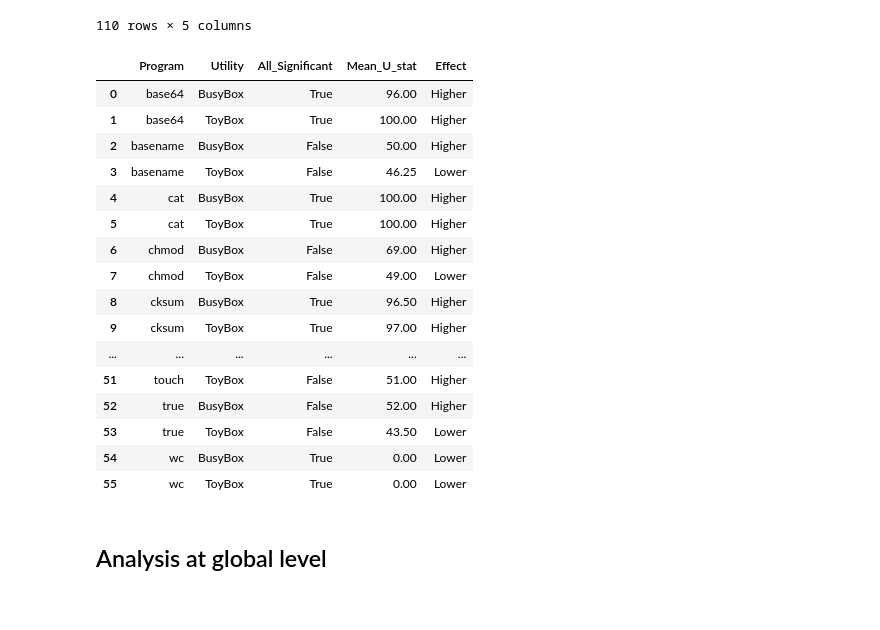
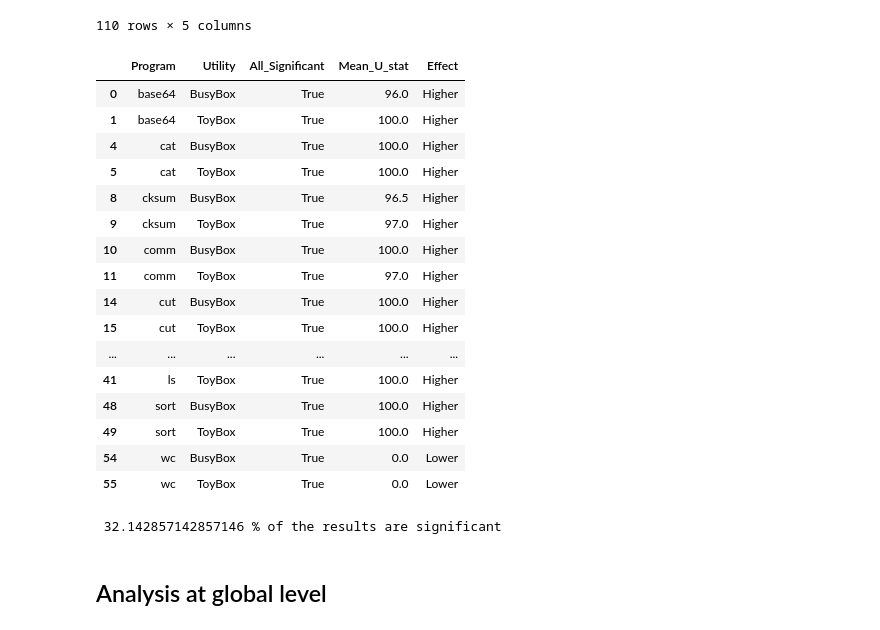
Before and after one commit to ternava/bloat-energy-consumption, a Jupyter notebook: notebooks/statistical_significance.ipynb, the cells around one changed output. Drawn from its saved outputs; the diff is of its cells as text; code cells hidden in the pictures.

Commit message:
Update statistical significance script

```diff
--- a/notebooks/statistical_significance.ipynb
+++ b/notebooks/statistical_significance.ipynb
@@ -140,26 +150,33 @@ df
 | 108 | wc | 2 | ToyBox | 0.0 | 0.000183 |
 | 109 | wc | 2 | BusyBox | 0.0 | 0.000183 |
 110 rows × 5 columns
-# %%
-check_significance(df)
-# %% [output]
-|  | Program | Utility | All_Significant | Mean_U_stat | Effect |
-| 0 | base64 | BusyBox | True | 96.00 | Higher |
-| 1 | base64 | ToyBox | True | 100.00 | Higher |
-| 2 | basename | BusyBox | False | 50.00 | Higher |
-| 3 | basename | ToyBox | False | 46.25 | Lower |
-| 4 | cat | BusyBox | True | 100.00 | Higher |
-| 5 | cat | ToyBox | True | 100.00 | Higher |
-| 6 | chmod | BusyBox | False | 69.00 | Higher |
-| 7 | chmod | ToyBox | False | 49.00 | Lower |
-| 8 | cksum | BusyBox | True | 96.50 | Higher |
-| 9 | cksum | ToyBox | True | 97.00 | Higher |
-| ... | ... | ... | ... | ... | ... |
-| 51 | touch | ToyBox | False | 51.00 | Higher |
-| 52 | true | BusyBox | False | 52.00 | Higher |
-| 53 | true | ToyBox | False | 43.50 | Lower |
-| 54 | wc | BusyBox | True | 0.00 | Lower |
-| 55 | wc | ToyBox | True | 0.00 | Lower |
+# %%
+sig =check_significance(df)
+significan_utility = sig[sig["All_Significant"] == True]
+significan_utility
+# %% [output]
+|  | Program | Utility | All_Significant | Mean_U_stat | Effect |
+| 0 | base64 | BusyBox | True | 96.0 | Higher |
+| 1 | base64 | ToyBox | True | 100.0 | Higher |
+| 4 | cat | BusyBox | True | 100.0 | Higher |
+| 5 | cat | ToyBox | True | 100.0 | Higher |
+| 8 | cksum | BusyBox | True | 96.5 | Higher |
+| 9 | cksum | ToyBox | True | 97.0 | Higher |
+| 10 | comm | BusyBox | True | 100.0 | Higher |
+| 11 | comm | ToyBox | True | 97.0 | Higher |
+| 14 | cut | BusyBox | True | 100.0 | Higher |
+| 15 | cut | ToyBox | True | 100.0 | Higher |
+| ... | ... | ... | ... | ... | ... |
+| 41 | ls | ToyBox | True | 100.0 | Higher |
+| 48 | sort | BusyBox | True | 100.0 | Higher |
+| 49 | sort | ToyBox | True | 100.0 | Higher |
+| 54 | wc | BusyBox | True | 0.0 | Lower |
+| 55 | wc | ToyBox | True | 0.0 | Lower |
+# %%
+percentage_significant = len(significan_utility) / len(sig) * 100
+print(f" {percentage_significant} % of the results are significant")
+# %% [output]
+ 32.142857142857146 % of the results are significant
 # %% [markdown]
 ## Analysis at global level
 # %%
```
Also changed, not shown: parts of 10 cells of this notebook.
